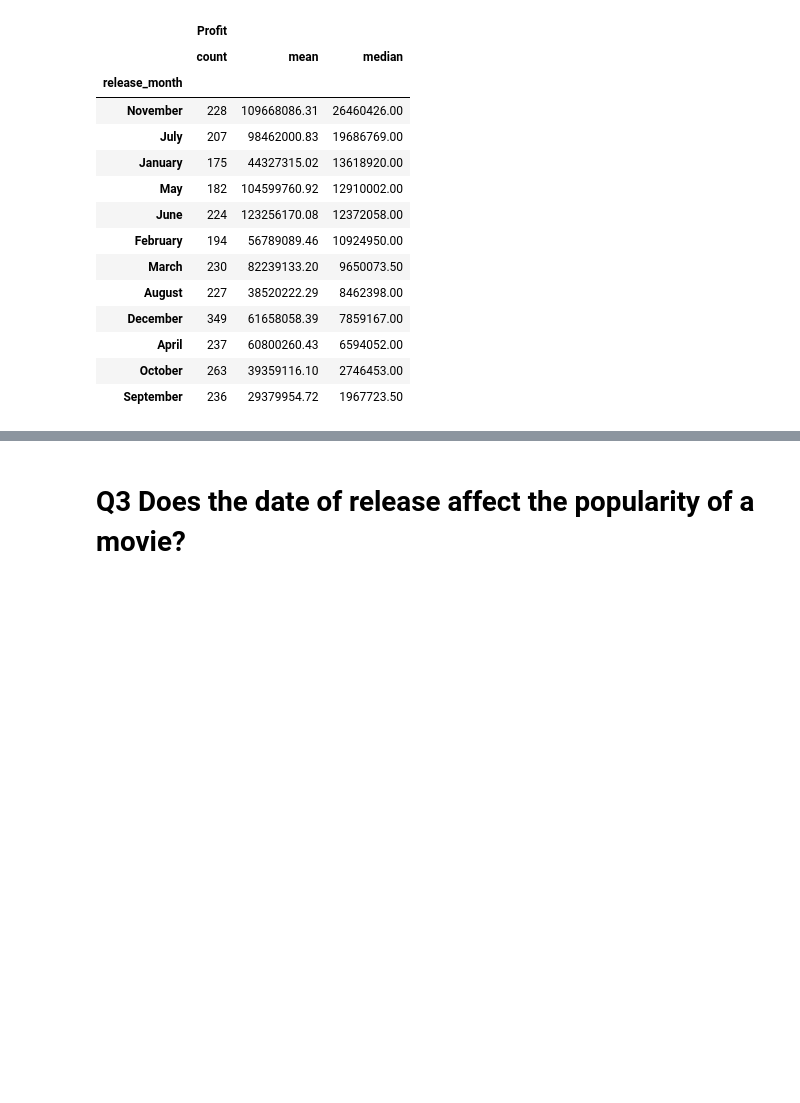
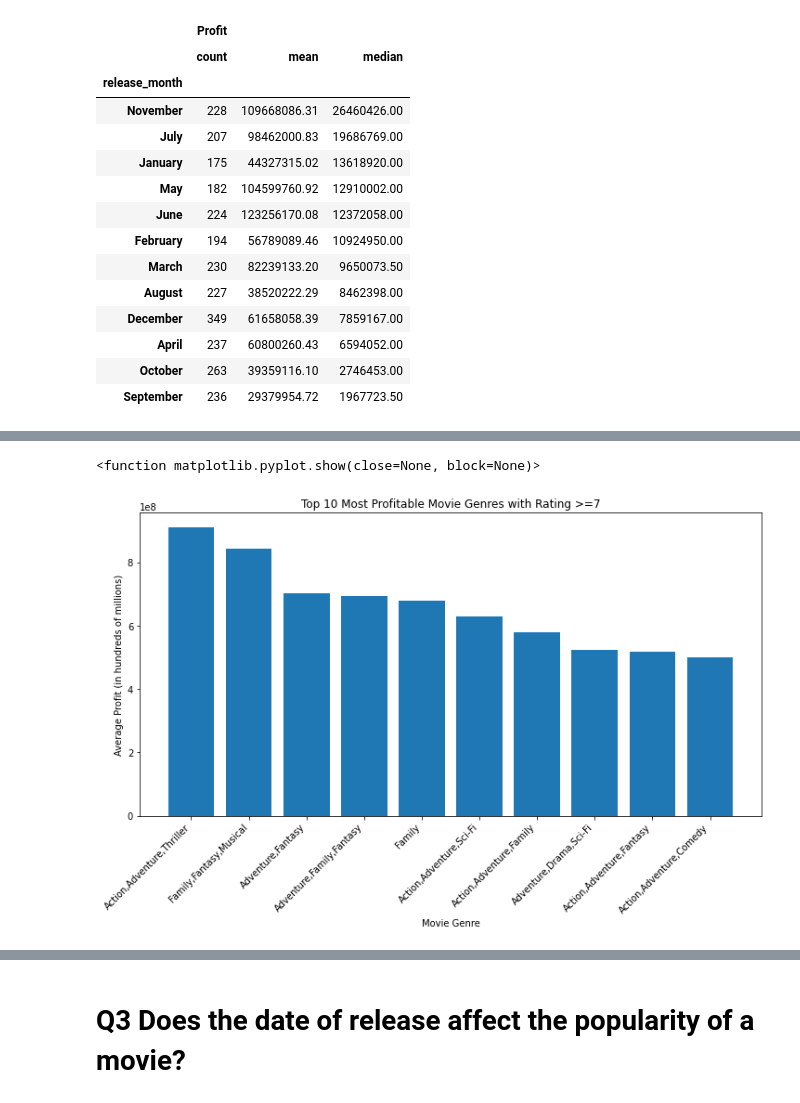
Before and after one commit to Iamwangui/Group1_Movies_Analysis_Project, a Jupyter notebook: movies_analysis.ipynb, the cells around one changed output, grey strips where cells are left out. Drawn from its saved outputs; the diff is of its cells as text; code cells hidden in the pictures; blank space fills up the shorter version.

```diff
--- a/movies_analysis.ipynb
+++ b/movies_analysis.ipynb
@@ -514,0 +518,22 @@ plt.show()
+# %%
+import pandas as pd
+import matplotlib.pyplot as plt
+import seaborn as sns
+
+#Load the dataset
+df = pd.read_csv('merged_movies.csv')
+# Movies with rating 7 and above
+high_rated_movies = df[df['averagerating'] >= 7]
+
+high_rated_movies.head()
+
+# group by genre and calculate profitability
+
+genre_profit = (
+    high_rated_movies
+    .groupby('genres')['Profit']
+    .mean()
+    .sort_values(ascending=False)
+)
+
+genre_profit
@@ -514,0 +554,6 @@ plt.show()
+# %%
+# top 10 most profitable genres
+
+top_genre_profit = genre_profit.head(10)
+
+top_genre_profit
@@ -514,0 +573,13 @@ plt.show()
+# %%
+# creating a barchart
+
+plt.figure(figsize=(12,6))
+plt.bar(top_genre_profit.index, top_genre_profit.values)
+plt.xticks(rotation=45, ha='right')
+plt.xlabel('Movie Genre')
+plt.ylabel('Average Profit (in hundreds of millions)')
+plt.title('Top 10 Most Profitable Movie Genres with Rating >=7')
+plt.show
+# %% [output]
+<function matplotlib.pyplot.show(close=None, block=None)>
+[figure, added]
```
Also changed, not shown: parts of 9 cells of this notebook.
